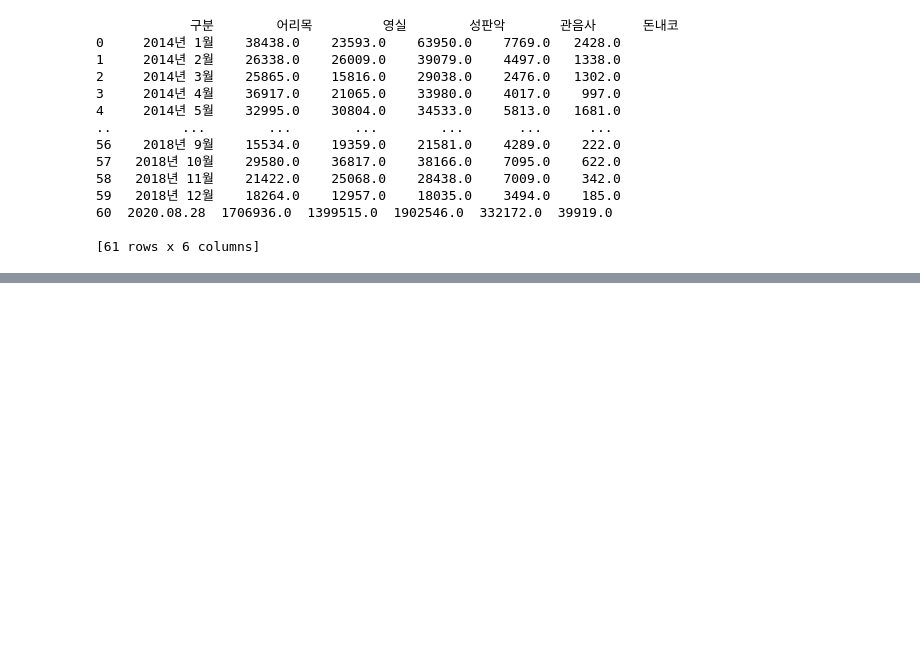
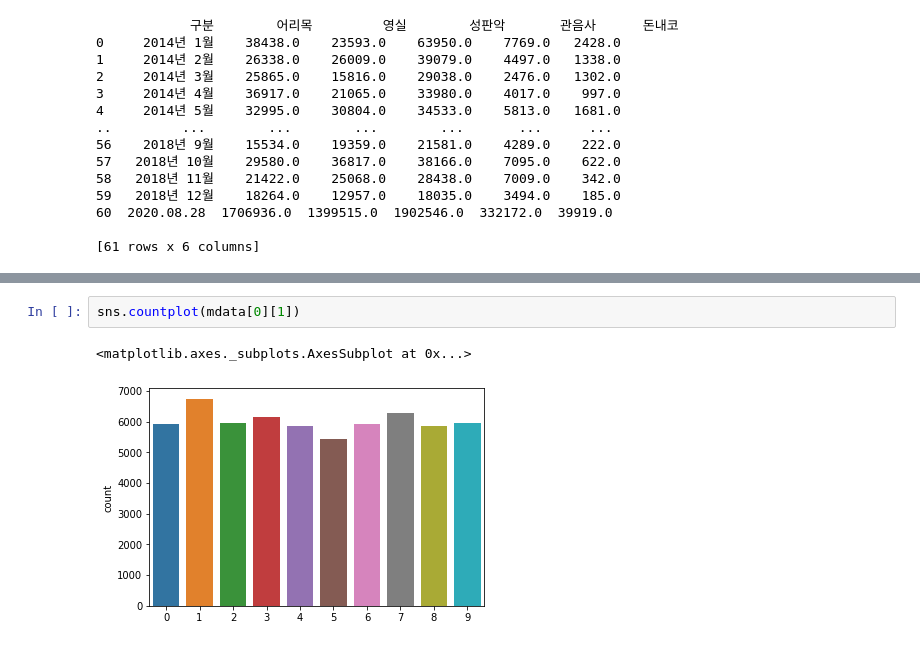
Before and after one commit to candlevillain/ICT, a Jupyter notebook: ICT.ipynb, the cells around one changed output, grey strips where cells are left out. Drawn from its saved outputs; the diff is of its cells as text; blank space fills up the shorter version.

```diff
--- a/ICT.ipynb
+++ b/ICT.ipynb
@@ -92,0 +147,5 @@ print(df2)
+# %%
+sns.countplot(mdata[0][1])
+# %% [output]
+<matplotlib.axes._subplots.AxesSubplot at 0x...>
+[figure, added]
```
Also changed, not shown: parts of 15 cells of this notebook.
